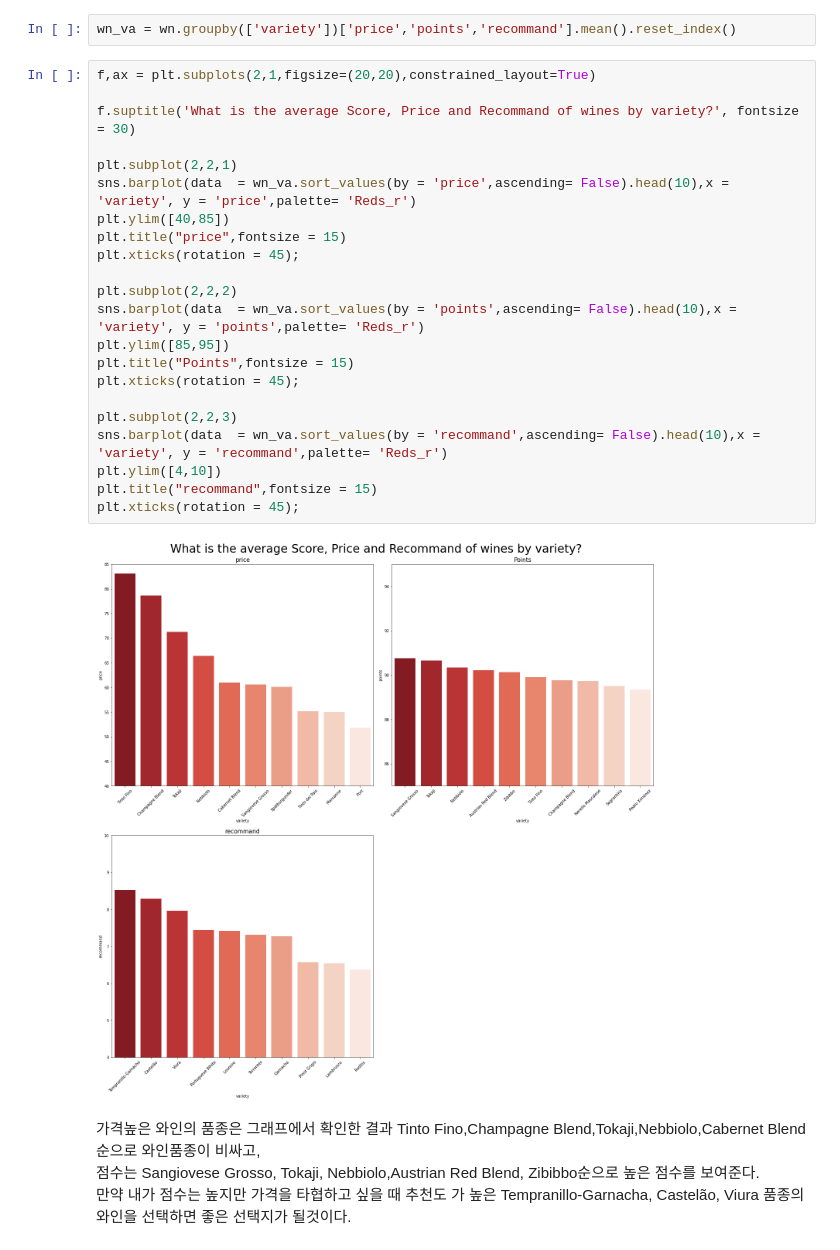
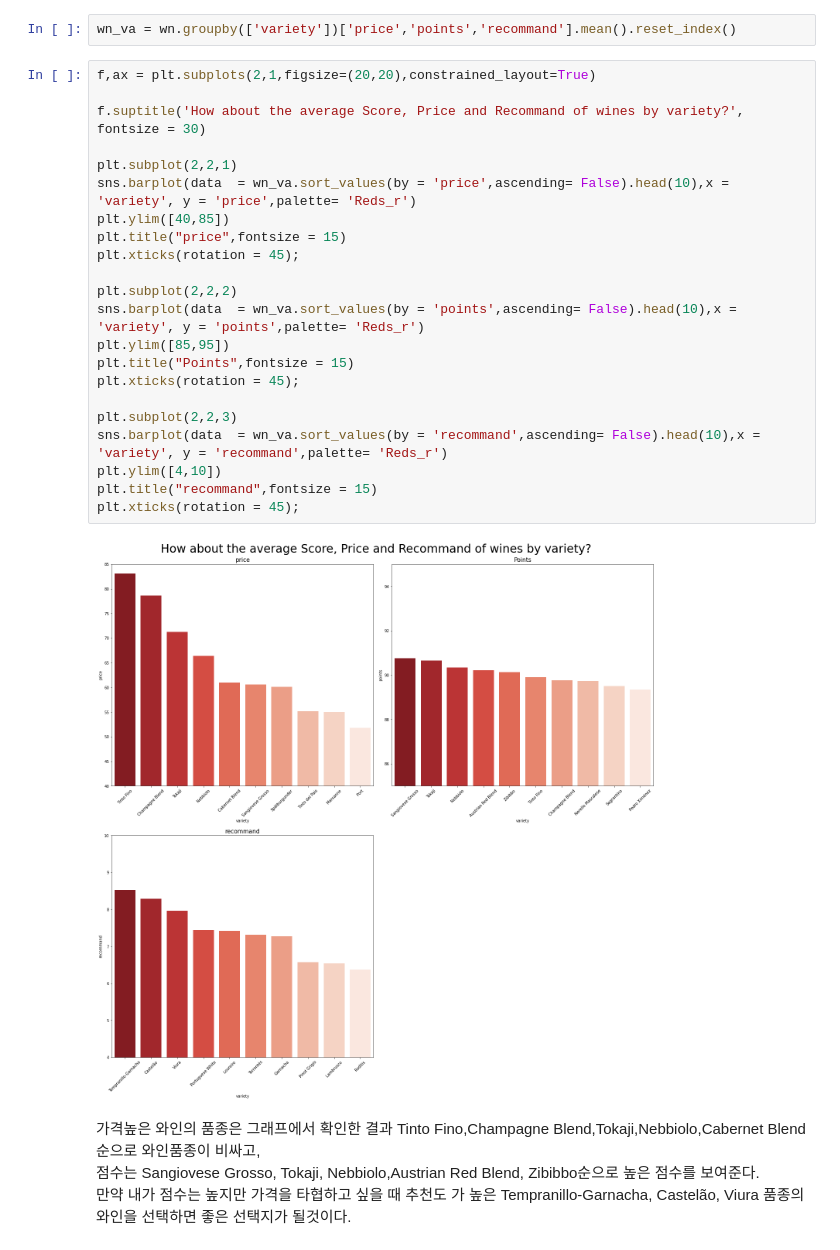
Before and after one commit to Jeongho-cho/Wine_review, a Jupyter notebook: Wine_review.ipynb, the cells around one changed output. Drawn from its saved outputs; the diff is of its cells as text.

```diff
--- a/Wine_review.ipynb
+++ b/Wine_review.ipynb
@@ -148,27 +148,27 @@ wn_va = wn.groupby(['variety'])['price','points','recommand'].mean().reset_index
 # %%
 f,ax = plt.subplots(2,1,figsize=(20,20),constrained_layout=True)
 
-f.suptitle('What is the average Score, Price and Recommand of wines by variety?', fontsize = 30)
+f.suptitle('How about the average Score, Price and Recommand of wines by variety?', fontsize = 30)
 
 plt.subplot(2,2,1)
 sns.barplot(data  = wn_va.sort_values(by = 'price',ascending= False).head(10),x = 'variety', y = 'price',palette= 'Reds_r')
 plt.ylim([40,85])
 plt.title("price",fontsize = 15)
 plt.xticks(rotation = 45);
 
 plt.subplot(2,2,2)
 sns.barplot(data  = wn_va.sort_values(by = 'points',ascending= False).head(10),x = 'variety', y = 'points',palette= 'Reds_r')
 plt.ylim([85,95])
 plt.title("Points",fontsize = 15)
 plt.xticks(rotation = 45);
 
 plt.subplot(2,2,3)
 sns.barplot(data  = wn_va.sort_values(by = 'recommand',ascending= False).head(10),x = 'variety', y = 'recommand',palette= 'Reds_r')
 plt.ylim([4,10])
 plt.title("recommand",fontsize = 15)
 plt.xticks(rotation = 45);
 # %% [output]
-[figure, old version]
+[figure, new version]
 # %% [markdown]
  가격높은 와인의 품종은 그래프에서 확인한 결과 Tinto Fino,Champagne Blend,Tokaji,Nebbiolo,Cabernet Blend 순으로 와인품종이 비싸고,
  점수는 Sangiovese Grosso, Tokaji, Nebbiolo,Austrian Red Blend, Zibibbo순으로 높은 점수를 보여준다.
```
Also changed, not shown: parts of 2 cells of this notebook.
